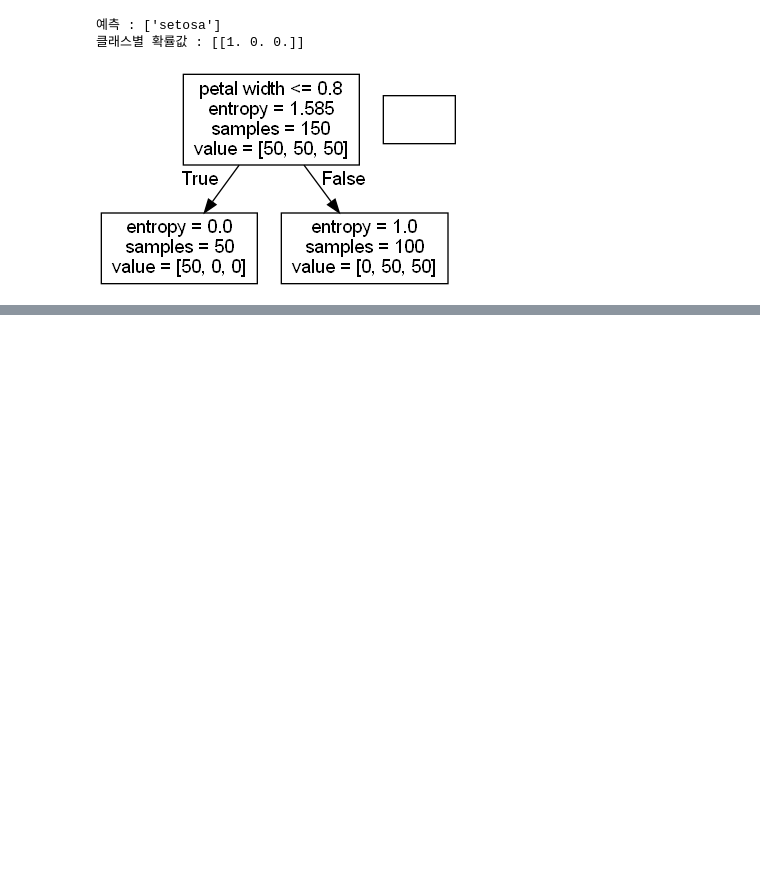
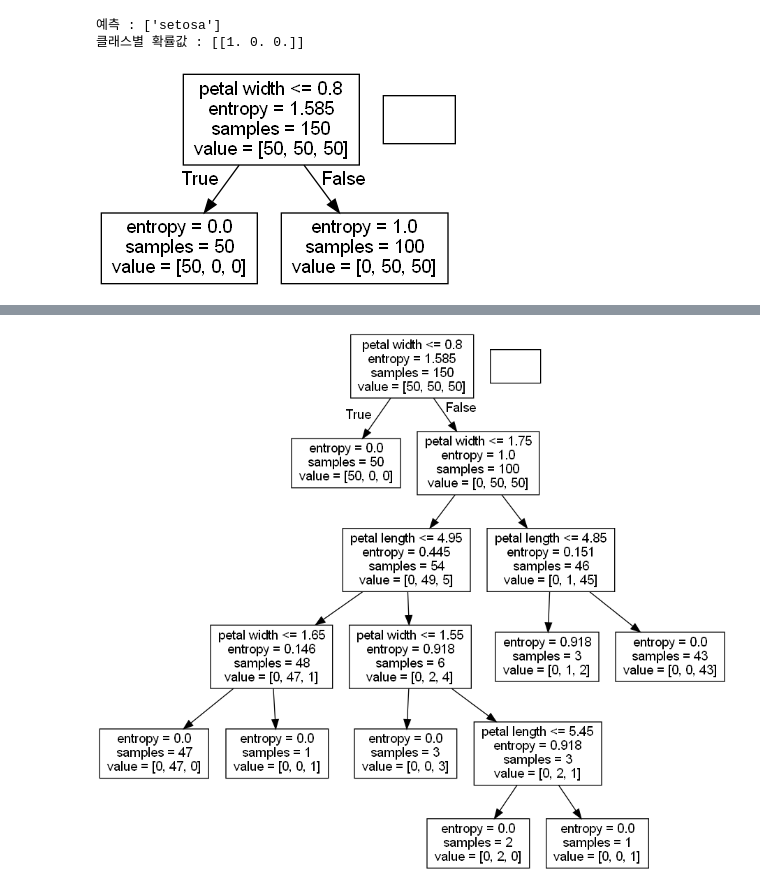
Before and after one commit to yisy0703/ai, a Jupyter notebook: source/13_MachineLearning/3장_분류분석.ipynb, the cells around one changed output, grey strips where cells are left out. Cells and saved outputs as stored; diff of their text form; code cells hidden in the pictures; blank space fills up the shorter version.

```diff
--- a/source/13_MachineLearning/3장_분류분석.ipynb
+++ b/source/13_MachineLearning/3장_분류분석.ipynb
@@ -420,0 +422,7 @@ array([[0, 0, 0, ..., 0, 0, 0],
+# %%
+dt_model5 = DecisionTreeClassifier(criterion='entropy',
+                                  max_depth=10,
+                                  random_state=0).fit(X, y)
+draw_decision_tree(dt_model5, feature_names)
+# %% [output]
+[figure, added]
```
Also changed, not shown: parts of 21 cells of this notebook.
